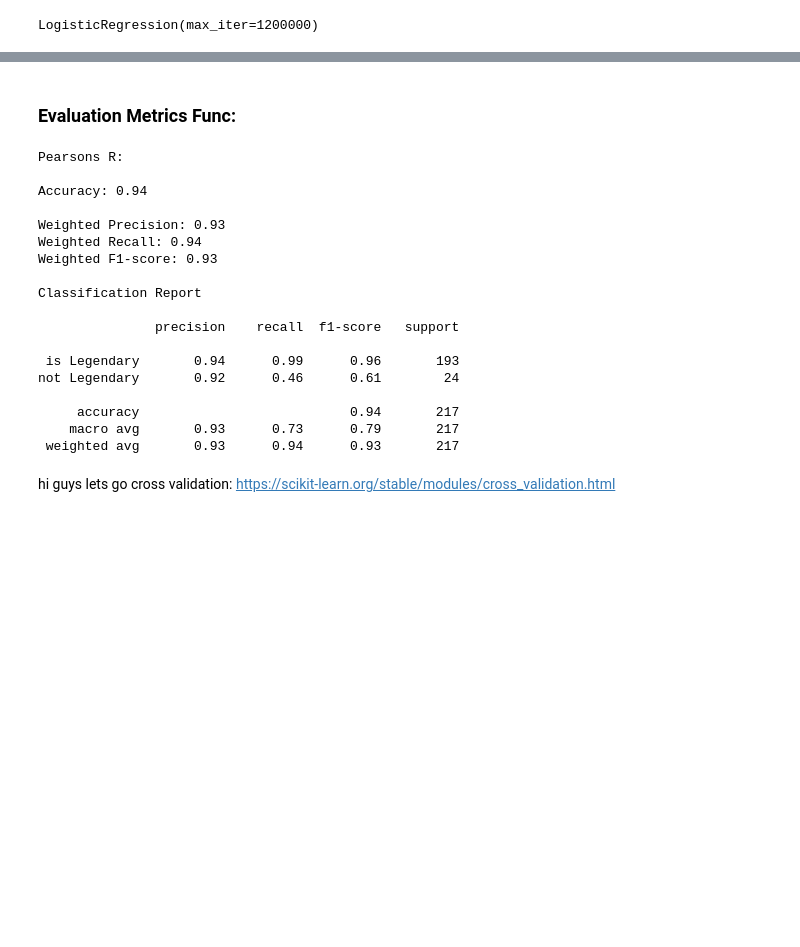
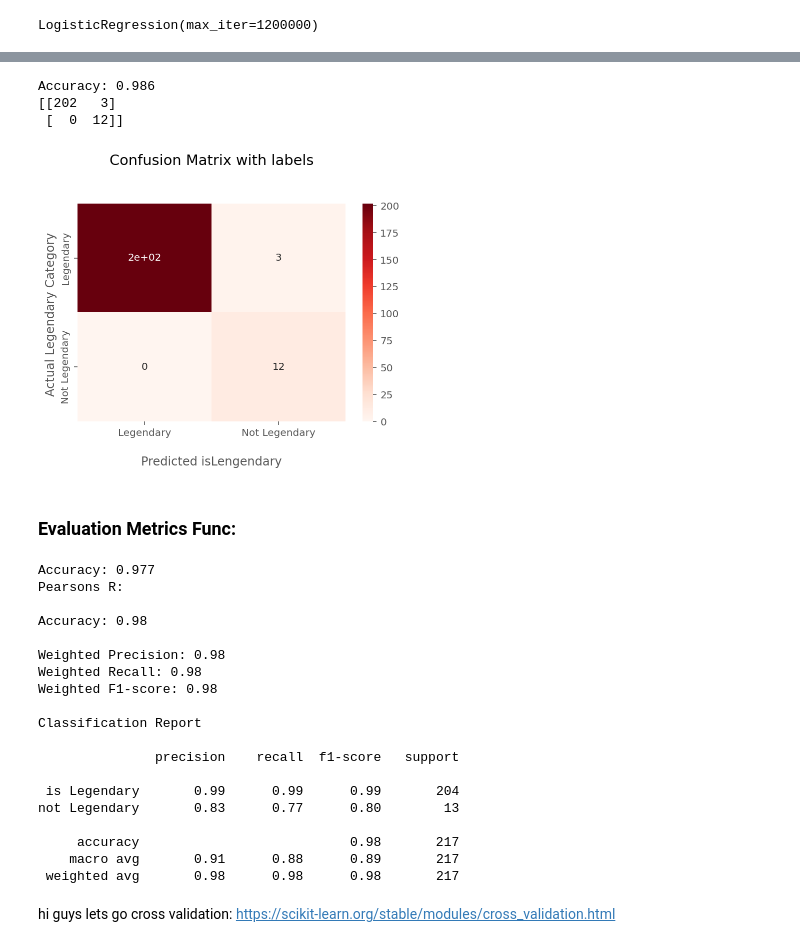
Before and after one commit to AAMAB/F21DL, a Jupyter notebook: Group17 DMML.ipynb, the cells around one changed output, grey strips where cells are left out. Cells and saved outputs as stored; diff of their text form; code cells hidden in the pictures; blank space fills up the shorter version.

```diff
--- a/Group17 DMML.ipynb
+++ b/Group17 DMML.ipynb
@@ -587,4 +588,27 @@ plt.show()
 [figure]
+# %%
+predictions, y_test = binary_classification(pokemon_x,pokemon_y)
+confusion = confusion_matrix(y_test, predictions)
+print(confusion)
+# %% [output]
+Accuracy: 0.986
+[[202   3]
+ [  0  12]]
+# %%
+ax = sns.heatmap(confusion, annot=True, cmap='Reds')
+
+ax.set_title('Confusion Matrix with labels\n\n');
+ax.set_xlabel('\nPredicted isLengendary')
+ax.set_ylabel('Actual Legendary Category ');
+
+# ticket labels - list must be in numerical order
+ax.xaxis.set_ticklabels(['Legendary','Not Legendary'])
+ax.yaxis.set_ticklabels(['Legendary','Not Legendary'])
+
+# display the visualization of the Confusion Matrix.
+plt.show()
+# %% [output]
+[figure, added]
 # %% [markdown]
 ### Evaluation Metrics Func:
 # %%
@@ -600,28 +624,29 @@ def evalMetrics(y_test,predictions,name):
     print('Weighted Recall: {:.2f}'.format(recall_score(y_test, predictions, average='weighted')))
     print('Weighted F1-score: {:.2f}'.format(f1_score(y_test, predictions, average='weighted')))
 # %%
-y_preds, y_true = binary_classification(pokemon_x[pearsons_r_d2], pokemon_y)
+y_preds, y_true = binary_classification(pearsons_r_d2, pokemon_y)
 evalMetrics(y_preds, y_true, "Pearsons R: ")
 print('\nClassification Report\n')
 print(classification_report(y_preds, y_true, target_names=['is Legendary','not Legendary']))
 # %% [output]
+Accuracy: 0.977
 Pearsons R:
 
-Accuracy: 0.94
+Accuracy: 0.98
 
-Weighted Precision: 0.93
-Weighted Recall: 0.94
-Weighted F1-score: 0.93
+Weighted Precision: 0.98
+Weighted Recall: 0.98
+Weighted F1-score: 0.98
 
 Classification Report
 
                precision    recall  f1-score   support
 
- is Legendary       0.94      0.99      0.96       193
-not Legendary       0.92      0.46      0.61        24
+ is Legendary       0.99      0.99      0.99       204
+not Legendary       0.83      0.77      0.80        13
 
-     accuracy                           0.94       217
-    macro avg       0.93      0.73      0.79       217
- weighted avg       0.93      0.94      0.93       217
+     accuracy                           0.98       217
+    macro avg       0.91      0.88      0.89       217
+ weighted avg       0.98      0.98      0.98       217
 # %% [markdown]
 hi guys lets go cross validation: https://scikit-learn.org/stable/modules/cross_validation.html
```
Also changed, not shown: parts of 12 cells of this notebook, 1 other file.
